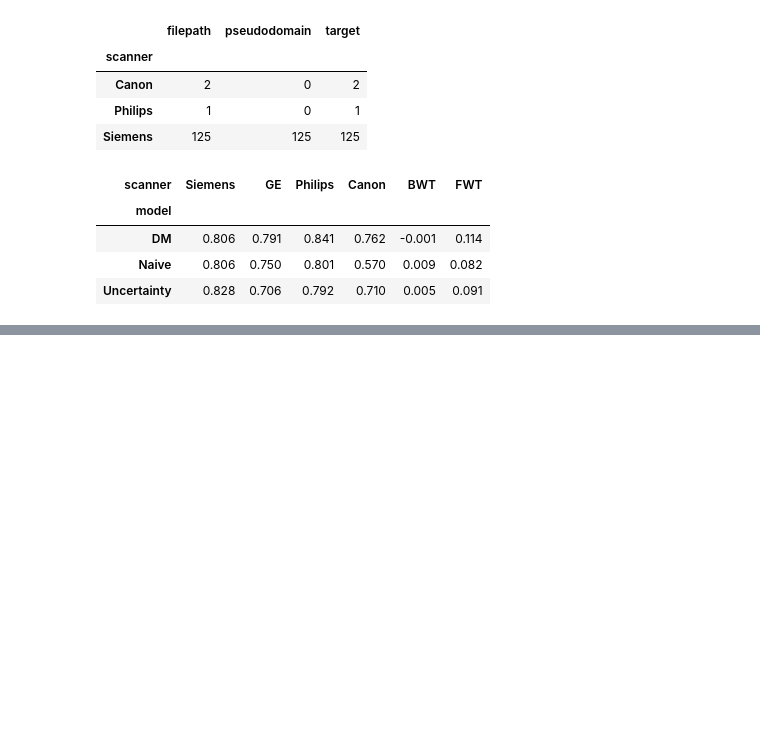
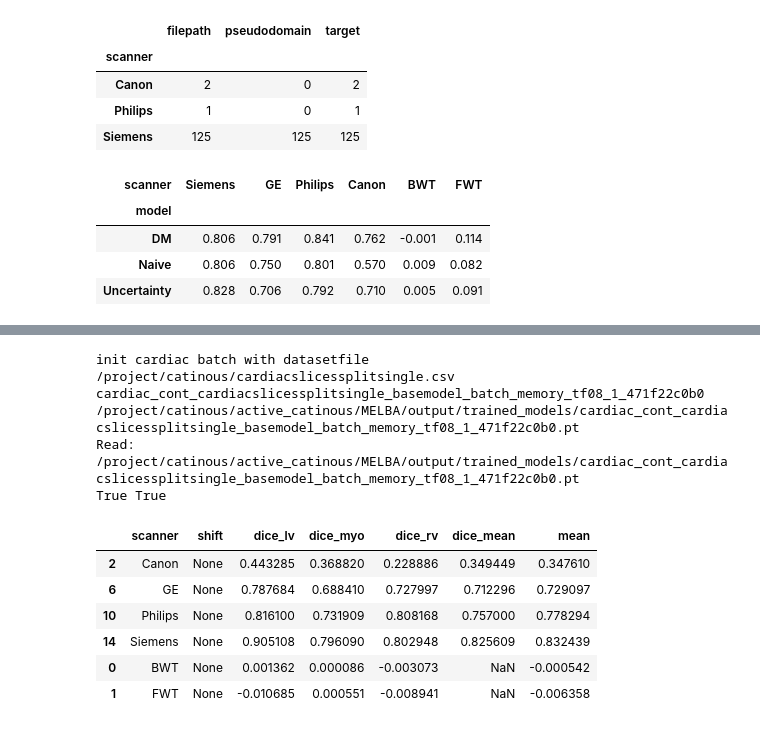
Before and after one commit to cirmuw/casa, a Jupyter notebook: evaluation/cardiac_evaluation.ipynb, the cells around one changed output, grey strips where cells are left out. Saved outputs shown, nothing was run; the diff lists cells and outputs as text; code cells hidden in the pictures; blank space fills up the shorter version.

```diff
--- a/evaluation/cardiac_evaluation.ipynb
+++ b/evaluation/cardiac_evaluation.ipynb
@@ -307,0 +343,15 @@ df_overview[['Siemens', 'GE', 'Philips', 'Canon', 'BWT', 'FWT']]
+# %%
+eval_config('../training_configs/cardiac_casa_20.yml')
+# %% [output]
+init cardiac batch with datasetfile /project/catinous/cardiacslicessplitsingle.csv
+cardiac_cont_cardiacslicessplitsingle_basemodel_batch_memory_tf08_1_471f22c0b0
+/project/catinous/active_catinous/MELBA/output/trained_models/cardiac_cont_cardiacslicessplitsingle_basemodel_batch_memory_tf08_1_471f22c0b0.pt
+Read: /project/catinous/active_catinous/MELBA/output/trained_models/cardiac_cont_cardiacslicessplitsingle_basemodel_batch_memory_tf08_1_471f22c0b0.pt
+True True
+|  | scanner | shift | dice_lv | dice_myo | dice_rv | dice_mean | mean |
+| 2 | Canon | None | 0.443285 | 0.368820 | 0.228886 | 0.349449 | 0.347610 |
+| 6 | GE | None | 0.787684 | 0.688410 | 0.727997 | 0.712296 | 0.729097 |
+| 10 | Philips | None | 0.816100 | 0.731909 | 0.808168 | 0.757000 | 0.778294 |
+| 14 | Siemens | None | 0.905108 | 0.796090 | 0.802948 | 0.825609 | 0.832439 |
+| 0 | BWT | None | 0.001362 | 0.000086 | -0.003073 | NaN | -0.000542 |
+| 1 | FWT | None | -0.010685 | 0.000551 | -0.008941 | NaN | -0.006358 |
```
Also changed, not shown: parts of 3 cells of this notebook, 7 other files.
